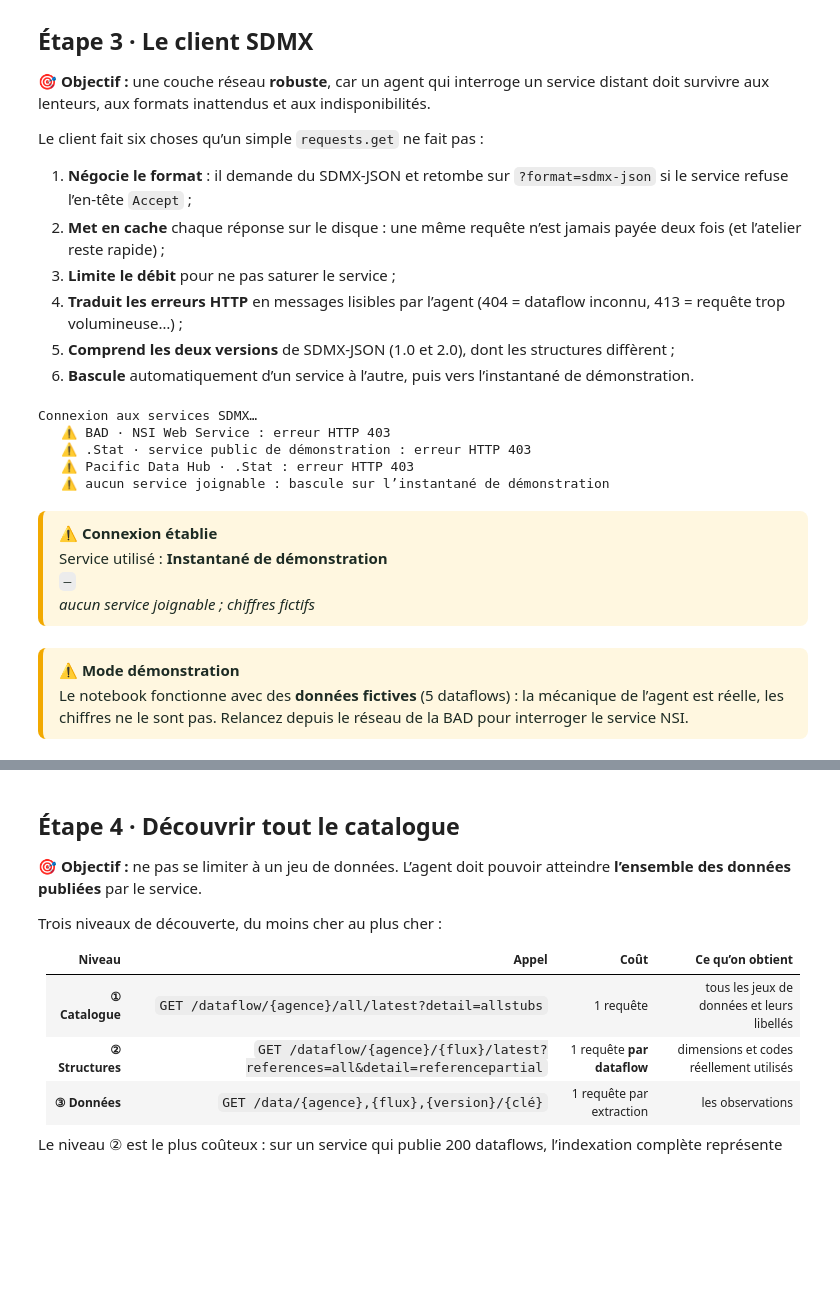
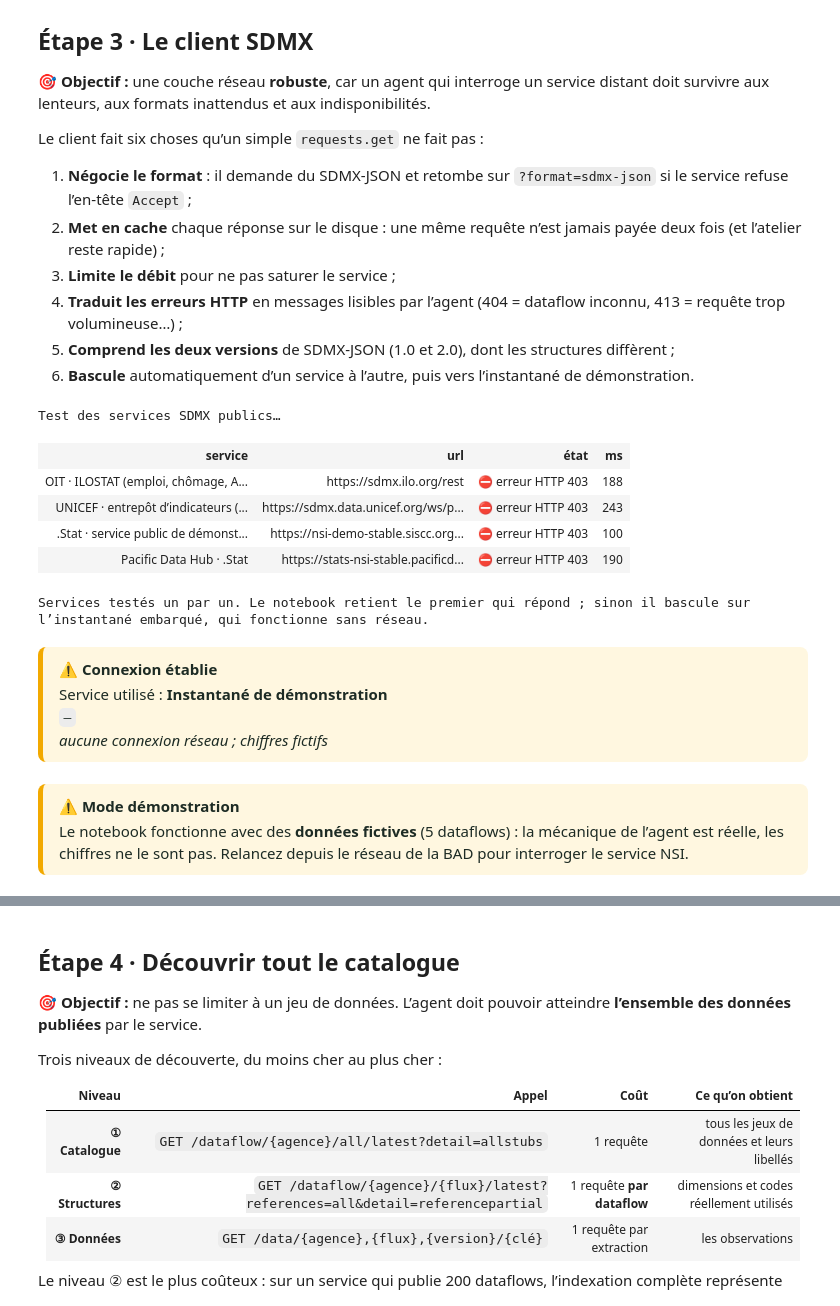
Before and after one commit to datainnov4africa-web/stg17-workshop, a Jupyter notebook: docs/downloads/Day1/1530_hands-on-part-2_FR.ipynb, the cells around one changed output, grey strips where cells are left out. Drawn from its saved outputs; the diff is of its cells as text; code cells hidden in the pictures; blank space fills up the shorter version.

```diff
--- a/docs/downloads/Day1/1530_hands-on-part-2_FR.ipynb
+++ b/docs/downloads/Day1/1530_hands-on-part-2_FR.ipynb
@@ -106,15 +106,24 @@ from IPython.display import HTML, display
 
 # ── Services SDMX, par ordre de préférence ──────────────────────────────────
 ENDPOINTS = [
-    {"nom": "BAD · NSI Web Service", "url": "https://datamanager.afdb.org/ws/nsi_ws/rest",
-     "agence": "all", "note": "cible de l’atelier ; peut être réservée au réseau interne de la BAD"},
+    # ⚠️ Le service de la BAD est derrière un défi Cloudflare : accessible au navigateur, refusé (403)
+    #    aux clients programmatiques. Décommentez la ligne ci-dessous une fois la dérogation obtenue.
+    # {"nom": "BAD · NSI Web Service", "url": "https://datamanager.afdb.org/ws/nsi_ws/rest",
+    #  "agence": "all", "note": "cible de l’atelier ; SDMX-ML 2.1 ; nécessite une dérogation Cloudflare"},
+    {"nom": "OIT · ILOSTAT (emploi, chômage, Afrique incluse)", "url": "https://sdmx.ilo.org/rest",
+     "agence": "ILO", "note": "service public, mêmes concepts SDMX, couvre les pays africains"},
+    {"nom": "UNICEF · entrepôt d’indicateurs (santé, éducation)", "url": "https://sdmx.data.unicef.org/ws/public/sdmxapi/rest",
+     "agence": "UNICEF", "note": "service public, indicateurs sociaux par pays"},
     {"nom": ".Stat · service public de démonstration", "url": "https://nsi-demo-stable.siscc.org/rest",
-     "agence": "all", "note": "même technologie (.Stat/NSI), accessible publiquement"},
+     "agence": "all", "note": "même technologie (.Stat/NSI), catalogue de démonstration"},
     {"nom": "Pacific Data Hub · .Stat", "url": "https://stats-nsi-stable.pacificdata.org/rest",
      "agence": "SPC", "note": "autre instance .Stat publique, riche en dataflows"},
 ]
 LANGUE = "fr"                 # langue demandée au service (en-tête Accept-Language)
-DELAI = 25                    # secondes avant abandon d’une requête
+DELAI = 20                    # secondes avant abandon d’une requête
+DELAI_TEST = 8                # secondes par service lors du test de connexion initial
+MODE = "demo"                 # ⭐ "demo" = instantané intégré, fonctionne à 100 % sans réseau (présentation)
+                              #    "auto" = essayer BAD, OIT, UNICEF, puis replier sur l’instantané
 MAX_OBSERVATIONS = 5000       # garde-fou : au-delà, la requête est refusée
 
 RACINE = Path("stg17_sdmx")
@@ -171,7 +180,7 @@ def bandeau(surtitre, titre, sous_titre):
                  f"<div style='color:#fff;font-size:26px;font-weight:800;margin:6px 0'>{titre}</div>"
                  f"<div style='color:#dbe7e0;font-size:14.5px;line-height:1.5'>{sous_titre}</div></div>"))
 
-VERSION = "v7 · planification robuste"
+VERSION = "v8 · planification robuste"
 bandeau(f"ATELIER STG17 · BAD / STATAFRIC · {VERSION}", "📊 Agent SDMX",
         "Une question en français → un plan → des requêtes SDMX → un tableau et un graphique, "
         "<b style='color:#fff'>avec la trace de chaque appel</b>.")
@@ -543,45 +699,71 @@ class ClientDemo(ClientSDMX):
         if dernieres:
             groupes = [c for c in ("FREQ", "REF_AREA", "INDICATOR") if c in table.columns]
             table = table.sort_values("TIME_PERIOD").groupby(groupes, as_index=False).tail(int(dernieres))
         return table.reset_index(drop=True)
 
 
-def connecter(endpoints=ENDPOINTS, forcer_demo=False):
-    """Essaie chaque service dans l’ordre ; bascule sur l’instantané en dernier recours."""
+def connecter(endpoints=ENDPOINTS, forcer_demo=None):
+    """Essaie chaque service dans l’ordre (test court) ; bascule sur l’instantané en dernier recours."""
+    if forcer_demo is None:
+        forcer_demo = (MODE == "demo")
     if forcer_demo:
         return ClientDemo(), {"nom": "Instantané de démonstration", "url": "—", "agence": "DEMO",
                               "note": "aucune connexion réseau ; chiffres fictifs"}
     for point in endpoints:
-        client = ClientSDMX(point["url"])
+        client = ClientSDMX(point["url"], delai=DELAI_TEST)
         try:
             flux = client.dataflux(point.get("agence", "all"), limite=1)
+            client.delai = DELAI                      # délai normal une fois le service retenu
             if not flux.empty:
                 return client, point
         except Exception as e:
             print(f"   ⚠️ {point['nom']} : {e}")
     print("   ⚠️ aucun service joignable : bascule sur l’instantané de démonstration")
     return ClientDemo(), {"nom": "Instantané de démonstration", "url": "—", "agence": "DEMO",
                           "note": "aucun service joignable ; chiffres fictifs"}
 
 
-print("Connexion aux services SDMX…")
+def tester_endpoints(endpoints=ENDPOINTS):
+    """Teste chaque service et renvoie un tableau lisible : qui répond, en combien de temps."""
+    lignes = []
+    for point in endpoints:
+        client = ClientSDMX(point["url"], delai=DELAI_TEST)
+        depart = time.perf_counter()
+        try:
+            flux = client.dataflux(point.get("agence", "all"), limite=1)
+            lignes.append({"service": point["nom"], "url": point["url"],
+                           "état": "✅ répond" if not flux.empty else "⚠️ répond mais catalogue vide",
+                           "ms": round((time.perf_counter() - depart) * 1000)})
+        except Exception as e:
+            lignes.append({"service": point["nom"], "url": point["url"],
+                           "état": f"⛔ {str(e)[:60]}", "ms": round((time.perf_counter() - depart) * 1000)})
+    return pd.DataFrame(lignes)
+
+
+print("Test des services SDMX publics…")
+DIAGNOSTIC = tester_endpoints()
+tableau(DIAGNOSTIC, "Services testés un par un. Le notebook retient le premier qui répond ; "
+        "sinon il bascule sur l’instantané embarqué, qui fonctionne sans réseau.", max_lignes=10)
+
 CLIENT, SERVICE = connecter()
 MODE_DEMO = isinstance(CLIENT, ClientDemo)
 encadre(f"Service utilisé : <b>{SERVICE['nom']}</b><br><code>{SERVICE['url']}</code><br><i>{SERVICE['note']}</i>",
         "Connexion établie", "attention" if MODE_DEMO else "succes")
 if MODE_DEMO:
     encadre("Le notebook fonctionne avec des <b>données fictives</b> (5 dataflows) : la mécanique de l’agent est réelle, "
             "les chiffres ne le sont pas. Relancez depuis le réseau de la BAD pour interroger le service NSI.",
             "Mode démonstration", "attention")
 # %% [output]
-Connexion aux services SDMX…
-   ⚠️ BAD · NSI Web Service : erreur HTTP 403
-   ⚠️ .Stat · service public de démonstration : erreur HTTP 403
-   ⚠️ Pacific Data Hub · .Stat : erreur HTTP 403
-   ⚠️ aucun service joignable : bascule sur l’instantané de démonstration
+Test des services SDMX publics…
+| service | url | état | ms |
+| OIT · ILOSTAT (emploi, chômage, A... | https://sdmx.ilo.org/rest | ⛔ erreur HTTP 403 | 188 |
+| UNICEF · entrepôt d’indicateurs (... | https://sdmx.data.unicef.org/ws/p... | ⛔ erreur HTTP 403 | 243 |
+| .Stat · service public de démonst... | https://nsi-demo-stable.siscc.org... | ⛔ erreur HTTP 403 | 100 |
+| Pacific Data Hub · .Stat | https://stats-nsi-stable.pacificd... | ⛔ erreur HTTP 403 | 190 |
+Services testés un par un. Le notebook retient le premier qui répond ; sinon il bascule sur l’instantané embarqué, qui fonctionne sans réseau.
 ⚠️ Connexion établie
 Service utilisé : Instantané de démonstration
 —
-aucun service joignable ; chiffres fictifs
+aucune connexion réseau ; chiffres fictifs
 ⚠️ Mode démonstration
 Le notebook fonctionne avec des données fictives (5 dataflows) : la mécanique de l’agent est réelle, les chiffres ne le sont pas. Relancez depuis le réseau de la BAD pour interroger le service NSI.
```
Also changed, not shown: parts of 19 cells of this notebook, 36 other files.
